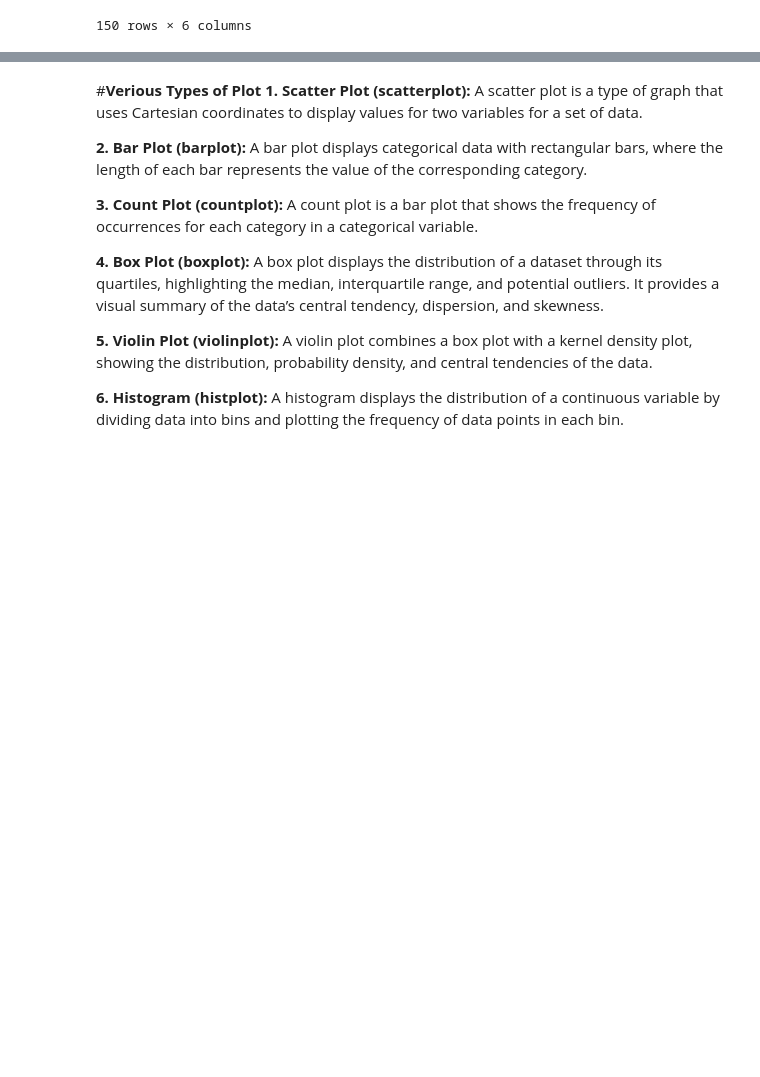
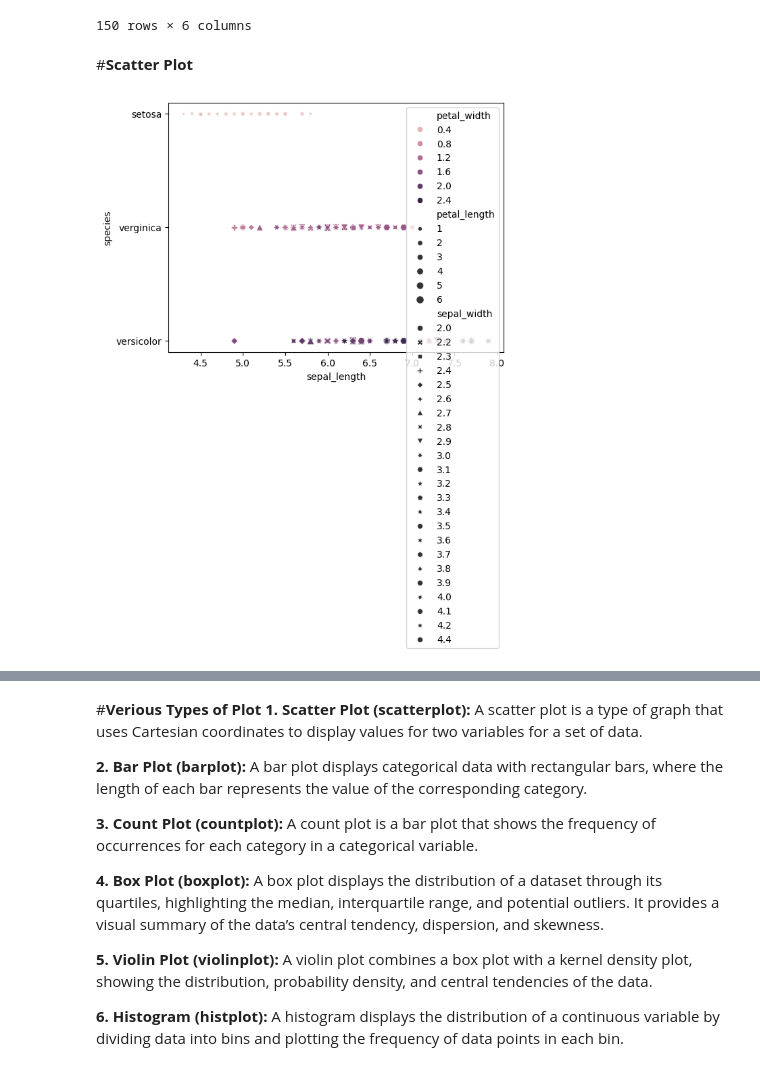
Before and after one commit to muhammadalinoor-1982/Blog, a Jupyter notebook: ML_Basics_for_Interview.ipynb, the cells around one changed output, grey strips where cells are left out. Drawn from its saved outputs; the diff is of its cells as text; code cells hidden in the pictures; blank space fills up the shorter version.

```diff
--- a/ML_Basics_for_Interview.ipynb
+++ b/ML_Basics_for_Interview.ipynb
@@ -139,3 +271,10 @@ df.replace() # Replaces specific values with other values, facilitating data cor
 | 148 | 148 | 6.2 | 3.4 | 5.4 | 2.3 | versicolor |
 | 149 | 149 | 5.9 | 3.0 | 5.1 | 1.8 | versicolor |
 150 rows × 6 columns
+# %% [markdown]
+#**Scatter Plot**
+# %%
+sns.scatterplot(x='sepal_length', y='species', data=df, hue='petal_width', style='sepal_width', size='petal_length')
+plt.show()
+# %% [output]
+[figure, added]
```
Also changed, not shown: parts of 38 cells of this notebook.
